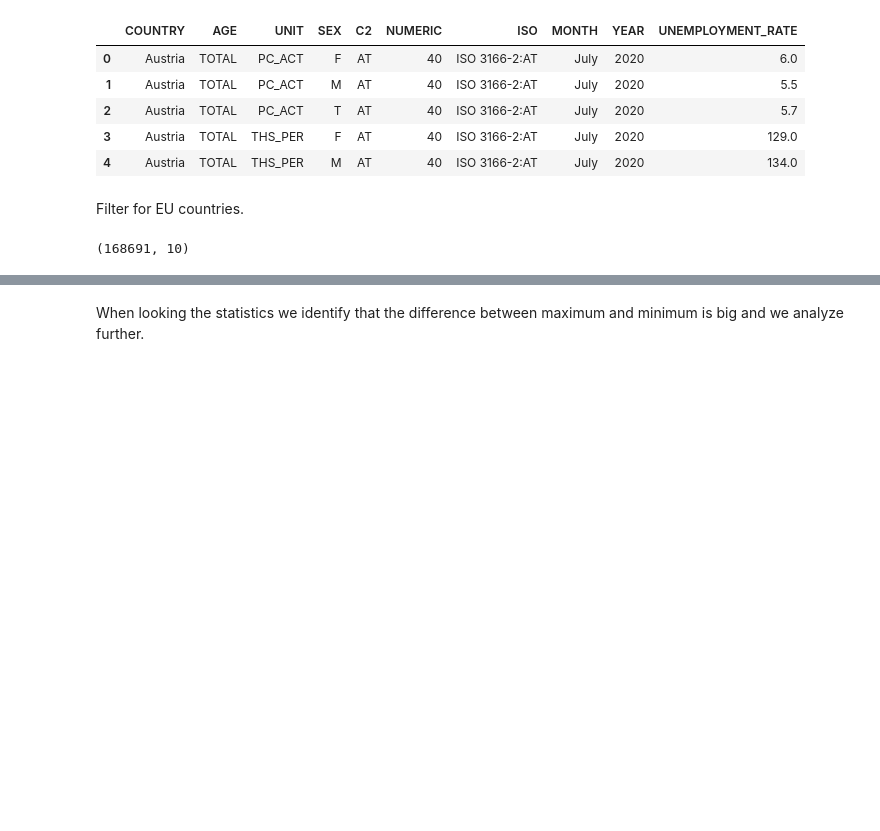
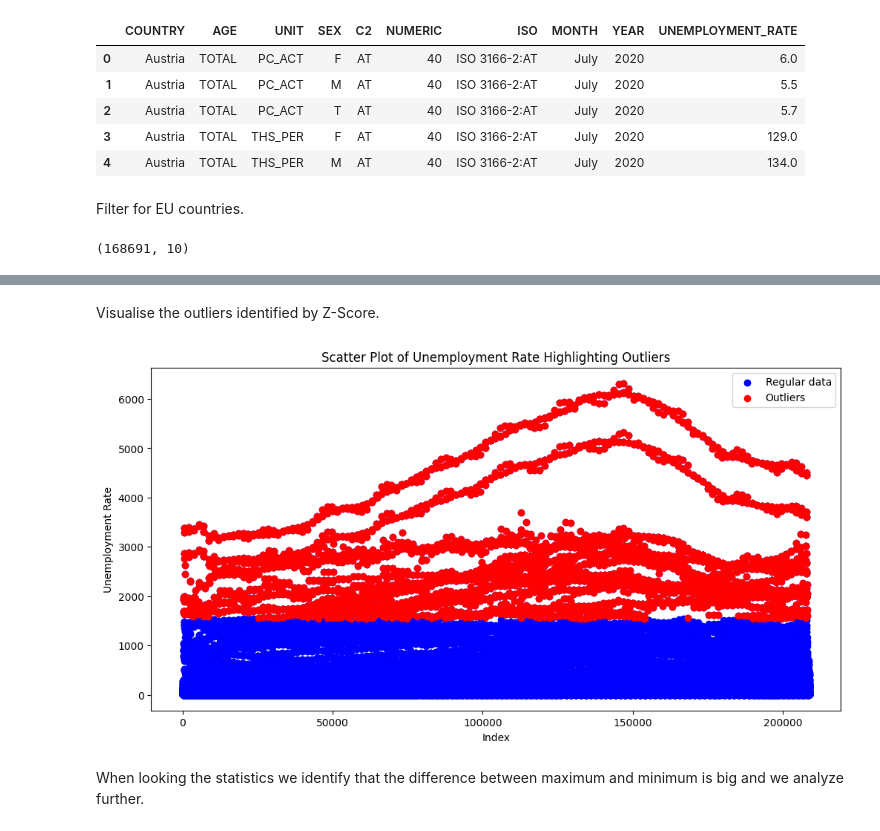
Before and after one commit to valzagrainca/Analysis-of-unemployment-in-EU-countries, a Jupyter notebook: unemployment.ipynb, the cells around one changed output, grey strips where cells are left out. Saved outputs shown, nothing was run; the diff lists cells and outputs as text; code cells hidden in the pictures; blank space fills up the shorter version.

```diff
--- a/unemployment.ipynb
+++ b/unemployment.ipynb
@@ -244,3 +274,19 @@ data_tr_df.shape
+# %% [markdown]
+Visualise the outliers identified by Z-Score.
+# %%
+# Scatter plot for all data
+plt.figure(figsize=(12, 6))
+plt.scatter(data_tr_df.index, data_tr_df['UNEMPLOYMENT_RATE'], color='blue', label='Regular data')
+
+# Scatter plot for outliers
+plt.scatter(outliers_z.index, outliers_z['UNEMPLOYMENT_RATE'], color='red', label='Outliers')
+plt.title("Scatter Plot of Unemployment Rate Highlighting Outliers")
+plt.xlabel("Index")
+plt.ylabel("Unemployment Rate")
+plt.legend()
+plt.show()
+# %% [output]
+[figure, added]
 # %% [markdown]
 When looking the statistics we identify that the difference between maximum and minimum is big and we analyze further.
 # %%
```
Also changed, not shown: parts of 11 cells of this notebook.
